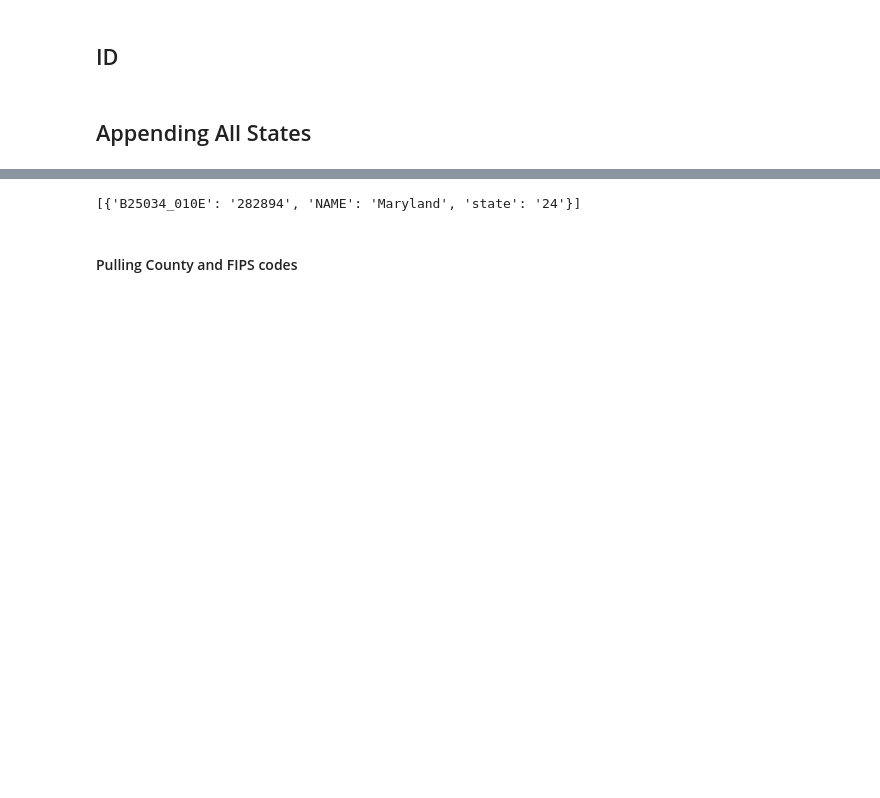
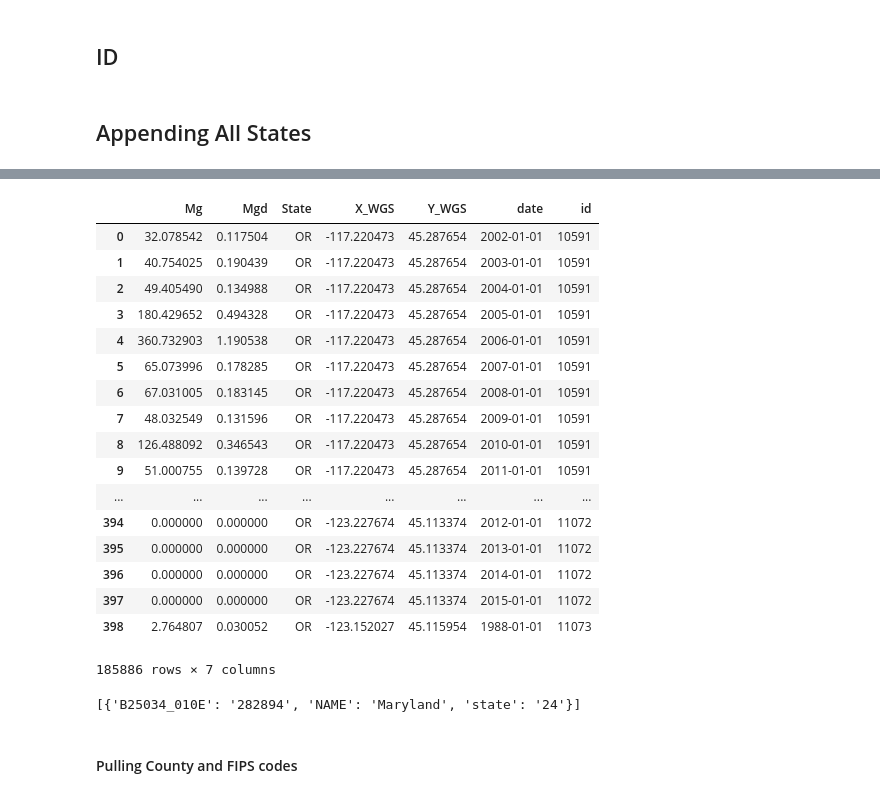
Before and after one commit to jlwilson-usgs/WU-TRT, a Jupyter notebook: public_supply/WRT.ipynb, the cells around one changed output, grey strips where cells are left out. Saved outputs shown, nothing was run; the diff lists cells and outputs as text; code cells hidden in the pictures; blank space fills up the shorter version.

```diff
--- a/public_supply/WRT.ipynb
+++ b/public_supply/WRT.ipynb
@@ -415,3 +422,26 @@ feather.write_dataframe(WU_app,r"feather_files\WaterUse_aggregated.feather")
+# %%
+WU_app =feather.read_dataframe(r"feather_files\WaterUse_aggregated.feather")
+# %%
+WU_app
+# %% [output]
+|  | Mg | Mgd | State | X_WGS | Y_WGS | date | id |
+| 0 | 32.078542 | 0.117504 | OR | -117.220473 | 45.287654 | 2002-01-01 | 10591 |
+| 1 | 40.754025 | 0.190439 | OR | -117.220473 | 45.287654 | 2003-01-01 | 10591 |
+| 2 | 49.405490 | 0.134988 | OR | -117.220473 | 45.287654 | 2004-01-01 | 10591 |
+| 3 | 180.429652 | 0.494328 | OR | -117.220473 | 45.287654 | 2005-01-01 | 10591 |
+| 4 | 360.732903 | 1.190538 | OR | -117.220473 | 45.287654 | 2006-01-01 | 10591 |
+| 5 | 65.073996 | 0.178285 | OR | -117.220473 | 45.287654 | 2007-01-01 | 10591 |
+| 6 | 67.031005 | 0.183145 | OR | -117.220473 | 45.287654 | 2008-01-01 | 10591 |
+| 7 | 48.032549 | 0.131596 | OR | -117.220473 | 45.287654 | 2009-01-01 | 10591 |
+| 8 | 126.488092 | 0.346543 | OR | -117.220473 | 45.287654 | 2010-01-01 | 10591 |
+| 9 | 51.000755 | 0.139728 | OR | -117.220473 | 45.287654 | 2011-01-01 | 10591 |
+| ... | ... | ... | ... | ... | ... | ... | ... |
+| 394 | 0.000000 | 0.000000 | OR | -123.227674 | 45.113374 | 2012-01-01 | 11072 |
+| 395 | 0.000000 | 0.000000 | OR | -123.227674 | 45.113374 | 2013-01-01 | 11072 |
+| 396 | 0.000000 | 0.000000 | OR | -123.227674 | 45.113374 | 2014-01-01 | 11072 |
+| 397 | 0.000000 | 0.000000 | OR | -123.227674 | 45.113374 | 2015-01-01 | 11072 |
+| 398 | 2.764807 | 0.030052 | OR | -123.152027 | 45.115954 | 1988-01-01 | 11073 |
+185886 rows × 7 columns
 # %%
 from census import Census
 from us import states
```
Also changed, not shown: parts of 19 cells of this notebook.
